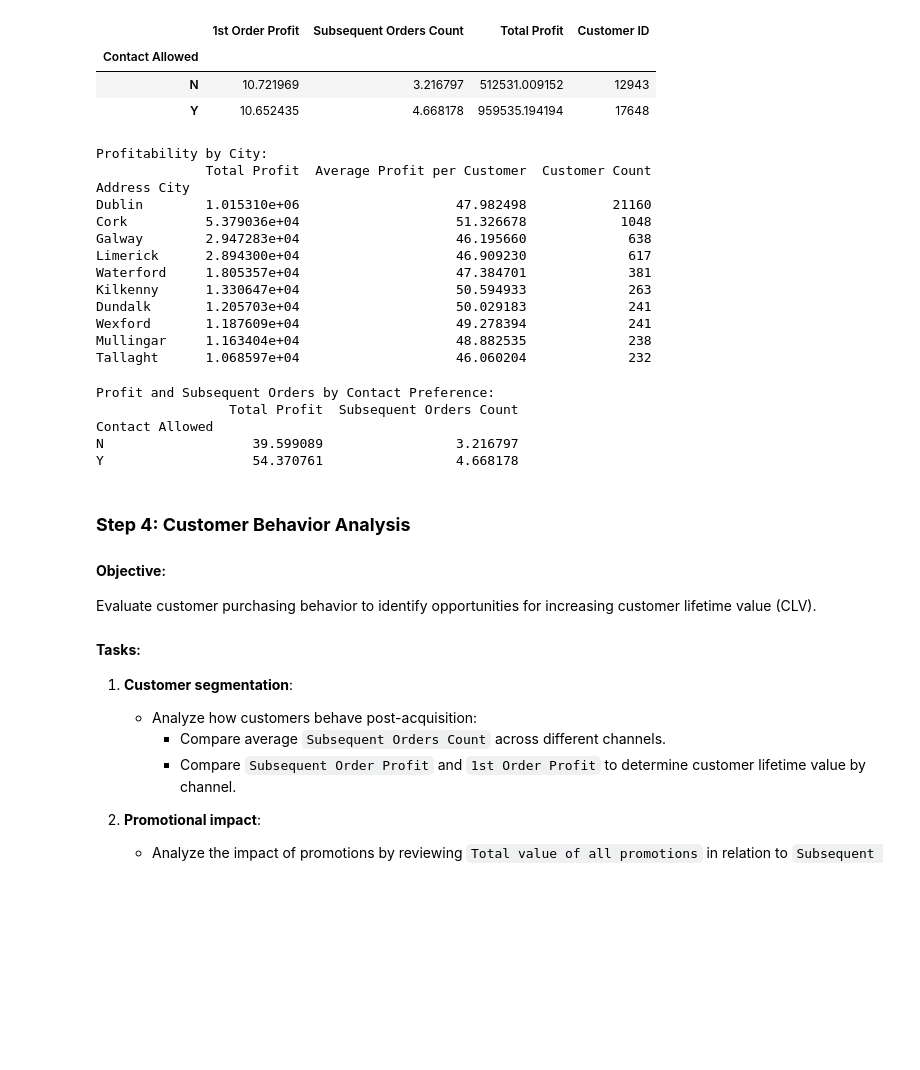
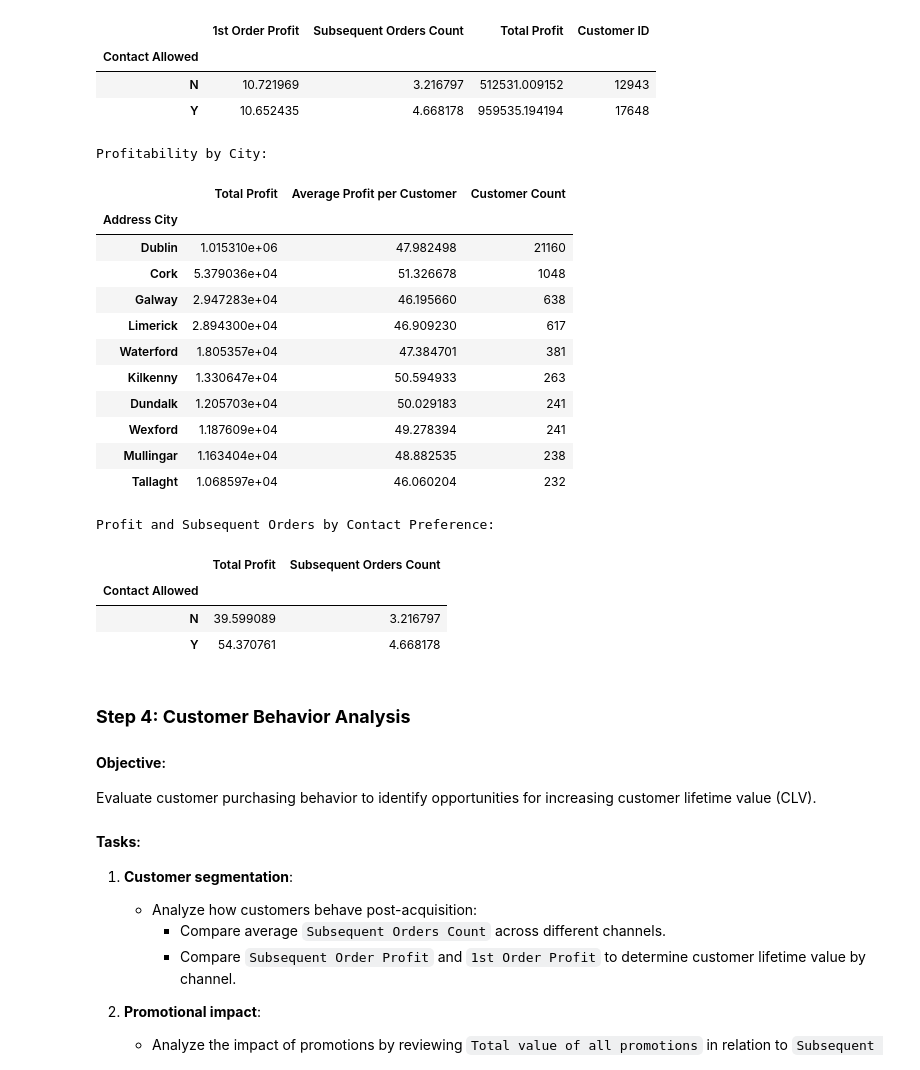
Before and after one commit to cianolan1/2K-Tech-Assessment, a Jupyter notebook: src/Analysis.ipynb, the cells around one changed output. Cells and saved outputs as stored; diff of their text form; code cells hidden in the pictures; blank space fills up the shorter version.

```diff
--- a/src/Analysis.ipynb
+++ b/src/Analysis.ipynb
@@ -261,31 +265,31 @@ Y                      17648
 # %%
 # Group by City to calculate total and average profit for each city
 city_profit = merged_data.groupby('Address City').agg({
     'Total Profit': ['sum', 'mean'],  # Sum of total profit and average profit per customer
     'Customer ID': 'count'  # Total customers in each city
 })
 
 # Sort cities by total profit for analysis
 city_profit.columns = ['Total Profit', 'Average Profit per Customer', 'Customer Count']
 city_profit = city_profit.sort_values(by='Total Profit', ascending=False)
 
 # Display the results
 print("Profitability by City:")
-print(city_profit.head(10))  # Display top 10 cities by profit
+display(city_profit.head(10))  # Display top 10 cities by profit
 # %% [output]
 Profitability by City:
-              Total Profit  Average Profit per Customer  Customer Count
-Address City
-Dublin        1.015310e+06                    47.982498           21160
-Cork          5.379036e+04                    51.326678            1048
-Galway        2.947283e+04                    46.195660             638
-Limerick      2.894300e+04                    46.909230             617
-Waterford     1.805357e+04                    47.384701             381
-Kilkenny      1.330647e+04                    50.594933             263
-Dundalk       1.205703e+04                    50.029183             241
-Wexford       1.187609e+04                    49.278394             241
-Mullingar     1.163404e+04                    48.882535             238
-Tallaght      1.068597e+04                    46.060204             232
+|  | Total Profit | Average Profit per Customer | Customer Count |
+| Address City |  |  |  |
+| Dublin | 1.015310e+06 | 47.982498 | 21160 |
+| Cork | 5.379036e+04 | 51.326678 | 1048 |
+| Galway | 2.947283e+04 | 46.195660 | 638 |
+| Limerick | 2.894300e+04 | 46.909230 | 617 |
+| Waterford | 1.805357e+04 | 47.384701 | 381 |
+| Kilkenny | 1.330647e+04 | 50.594933 | 263 |
+| Dundalk | 1.205703e+04 | 50.029183 | 241 |
+| Wexford | 1.187609e+04 | 49.278394 | 241 |
+| Mullingar | 1.163404e+04 | 48.882535 | 238 |
+| Tallaght | 1.068597e+04 | 46.060204 | 232 |
 # %%
 # Group by Contact Allowed to calculate average profit and subsequent orders
 contact_preference_profit = merged_data.groupby('Contact Allowed').agg({
@@ -295,13 +299,13 @@ contact_preference_profit = merged_data.groupby('Contact Allowed').agg({
 
 # Display the results
 print("Profit and Subsequent Orders by Contact Preference:")
-print(contact_preference_profit)
+display(contact_preference_profit)
 # %% [output]
 Profit and Subsequent Orders by Contact Preference:
-                 Total Profit  Subsequent Orders Count
-Contact Allowed
-N                   39.599089                 3.216797
-Y                   54.370761                 4.668178
+|  | Total Profit | Subsequent Orders Count |
+| Contact Allowed |  |  |
+| N | 39.599089 | 3.216797 |
+| Y | 54.370761 | 4.668178 |
 # %% [markdown]
 ### **Step 4: Customer Behavior Analysis**
 
```
Also changed, not shown: parts of 9 cells of this notebook.
